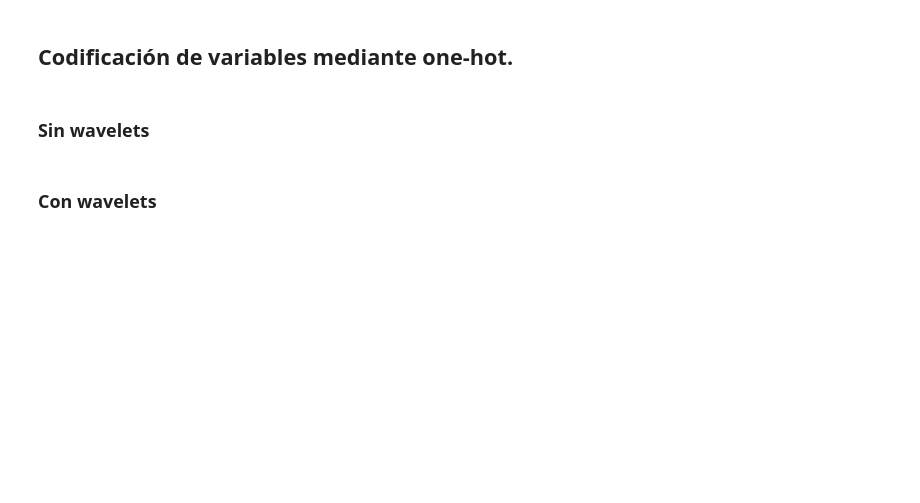
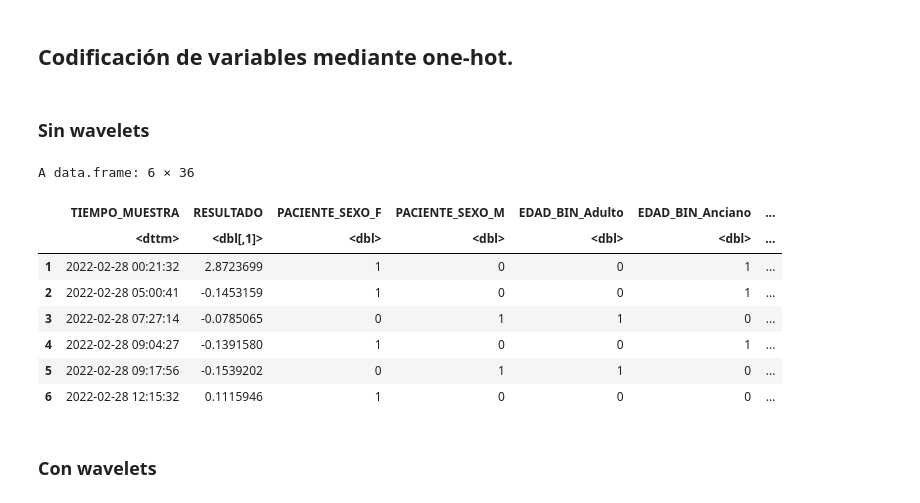
Before and after one commit to garciasergio94y/RNN, a Jupyter notebook: LSTM_onehot_samples_R.ipynb, the cells around one changed output. Cells and saved outputs as stored; diff of their text form; code cells hidden in the pictures; blank space fills up the shorter version.

```diff
--- a/LSTM_onehot_samples_R.ipynb
+++ b/LSTM_onehot_samples_R.ipynb
@@ -567,14 +605,26 @@ See <https://tidyselect.r-lib.org/reference/faq-external-vector.html>.
 # %% [markdown]
 ### Sin wavelets
 # %%
-train_code <- code_cat_var(subset(train_n$scaled_data,
-                                  select = -c(3:20, NOMBRE_PRUEBA.x)))
+train_code <- code_cat_var(subset(train_sel,
+                                  select = -c(3:18, NOMBRE_PRUEBA.x)))
 
-val_code <- code_cat_var(subset(val_n,
-                                  select = -c(3:20, NOMBRE_PRUEBA.x)))
+val_code <- code_cat_var(subset(val_sel,
+                                  select = -c(3:18, NOMBRE_PRUEBA.x)))
 
-test_code <- code_cat_var(subset(test_n,
-                                  select = -c(3:20, NOMBRE_PRUEBA.x)))
+test_code <- code_cat_var(subset(test_sel,
+                                  select = -c(3:18, NOMBRE_PRUEBA.x)))
+
+head(train_code$data)
+# %% [output]
+A data.frame: 6 × 36
+|  | TIEMPO_MUESTRA | RESULTADO | PACIENTE_SEXO_F | PACIENTE_SEXO_M | EDAD_BIN_Adulto | EDAD_BIN_Anciano | ... |
+|  | <dttm> | <dbl[,1]> | <dbl> | <dbl> | <dbl> | <dbl> | ... |
+| 1 | 2022-02-28 00:21:32 | 2.8723699 | 1 | 0 | 0 | 1 | ... |
+| 2 | 2022-02-28 05:00:41 | -0.1453159 | 1 | 0 | 0 | 1 | ... |
+| 3 | 2022-02-28 07:27:14 | -0.0785065 | 0 | 1 | 1 | 0 | ... |
+| 4 | 2022-02-28 09:04:27 | -0.1391580 | 1 | 0 | 0 | 1 | ... |
+| 5 | 2022-02-28 09:17:56 | -0.1539202 | 0 | 1 | 1 | 0 | ... |
+| 6 | 2022-02-28 12:15:32 | 0.1115946 | 1 | 0 | 0 | 0 | ... |
 # %% [markdown]
 ### Con wavelets
 # %%
```
Also changed, not shown: parts of 36 cells of this notebook.
